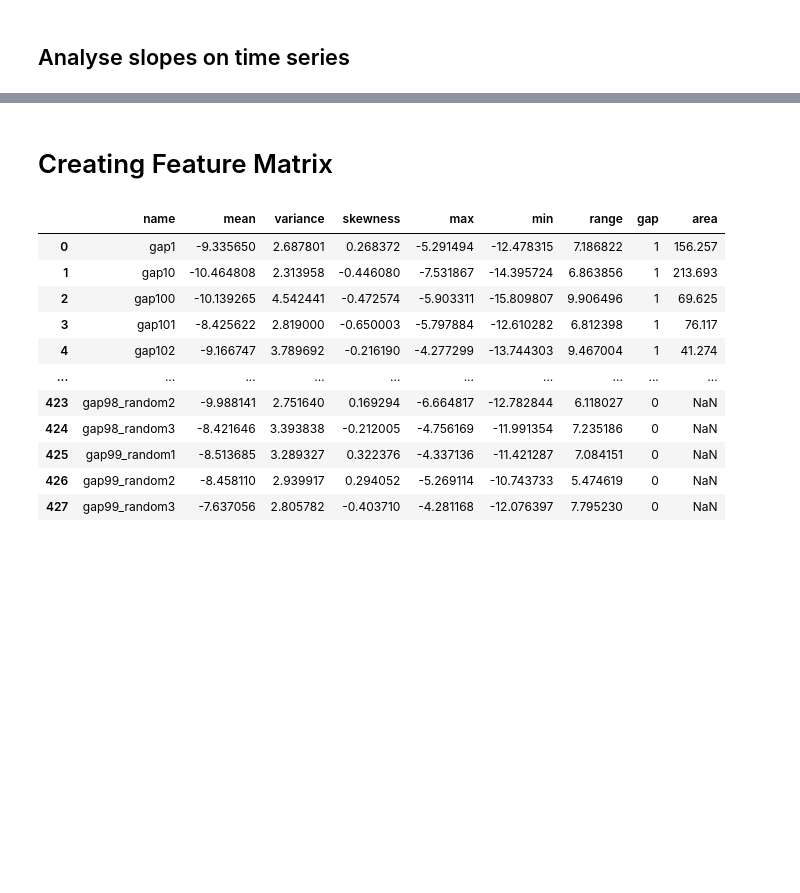
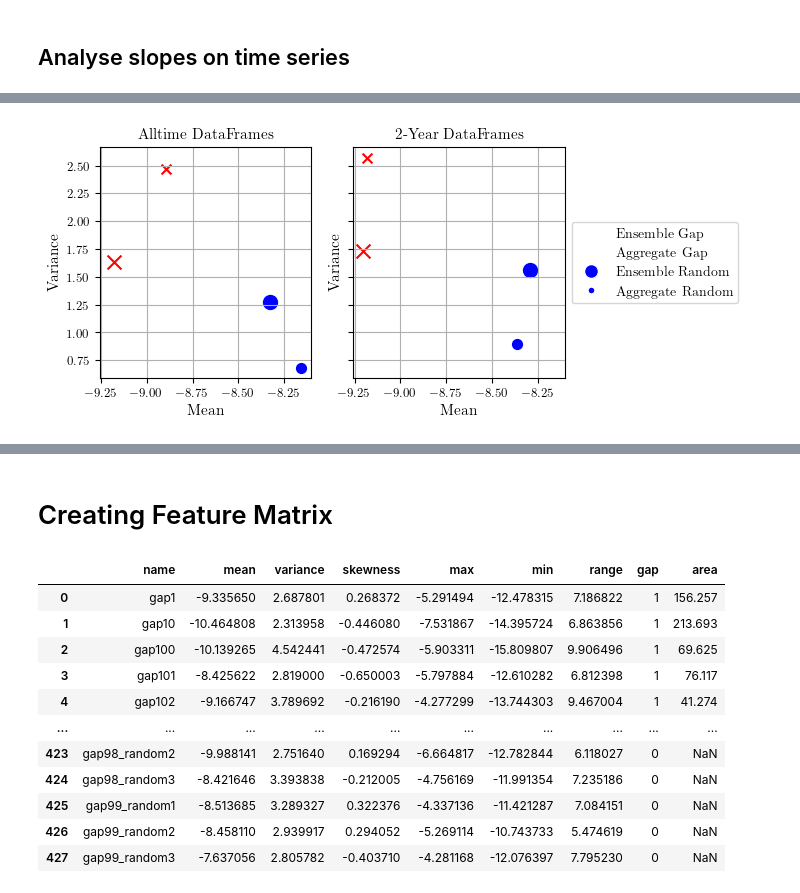
Before and after one commit to ol-webb/tree_gaps4, a Jupyter notebook: all_gaps_mk2/main1.ipynb, the cells around one changed output, grey strips where cells are left out. Drawn from its saved outputs; the diff is of its cells as text; code cells hidden in the pictures; blank space fills up the shorter version.

```diff
--- a/all_gaps_mk2/main1.ipynb
+++ b/all_gaps_mk2/main1.ipynb
@@ -624,0 +579,50 @@ plot_time_series_and_aggregate(df_series_2yr_gaps, 'Gaps')
+# %%
+alltime_dfs = [df_series_alltime_gaps, df_series_alltime_random]
+_2yr_dfs = [df_series_2yr_gaps, df_series_2yr_random]
+# %%
+def plot_side_by_side(dfs1, dfs2, labels1, labels2):
+    fig, axs = plt.subplots(1, 2, figsize=(6, 3), sharex=True, sharey=True)
+
+    for i, df in enumerate(dfs1):
+        (ensemble_mean, ensemble_var), (aggregate_mean, aggregate_var) = aggregate_and_ensemble_vals(df)
+        color = 'red' if 'gaps' in labels1[i] else 'blue'
+        marker = 'x' if 'gaps' in labels1[i] else 'o'
+        axs[0].scatter(ensemble_mean, ensemble_var, color=color, marker=marker, s=100, label=f'{labels1[i]} - Ensemble')
+        axs[0].scatter(aggregate_mean, aggregate_var, color=color, marker=marker, s=50, label=f'{labels1[i]} - Aggregate')
+
+    for i, df in enumerate(dfs2):
+        (ensemble_mean, ensemble_var), (aggregate_mean, aggregate_var) = aggregate_and_ensemble_vals(df)
+        color = 'red' if 'gaps' in labels2[i] else 'blue'
+        marker = 'x' if 'gaps' in labels2[i] else 'o'
+        axs[1].scatter(ensemble_mean, ensemble_var, color=color, marker=marker, s=100, label=f'{labels2[i]} - Ensemble')
+        axs[1].scatter(aggregate_mean, aggregate_var, color=color, marker=marker, s=50, label=f'{labels2[i]} - Aggregate')
+
+    axs[0].grid()
+    axs[0].set_title('Alltime DataFrames')
+    axs[0].set_xlabel('Mean')
+    axs[0].set_ylabel('Variance')
+
+
+    axs[1].grid()
+    axs[1].set_title('2-Year DataFrames')
+    axs[1].set_xlabel('Mean')
+    axs[1].set_ylabel('Variance')
+
+    # Custom legend
+    handles = [
+        plt.Line2D([0], [0], marker='x', color='w', label='Ensemble Gap', markerfacecolor='red', markersize=10),
+        plt.Line2D([0], [0], marker='x', color='w', label='Aggregate Gap', markerfacecolor='red', markersize=5),
+        plt.Line2D([0], [0], marker='o', color='w', label='Ensemble Random', markerfacecolor='blue', markersize=10),
+        plt.Line2D([0], [0], marker='o', color='w', label='Aggregate Random', markerfacecolor='blue', markersize=5)
+    ]
+    axs[1].legend(handles=handles, loc='center left', bbox_to_anchor=(1, 0.5))
+
+
+    plt.show()
+
+# Plotting the scatter plots
+labels_alltime = ['alltime_gaps_1', 'alltime_random_2']
+labels_2yr = ['2yr_gaps', '2yr_random']
+plot_side_by_side(alltime_dfs, _2yr_dfs, labels_alltime, labels_2yr)
+# %% [output]
+[figure, added]
```
Also changed, not shown: parts of 11 cells of this notebook.
